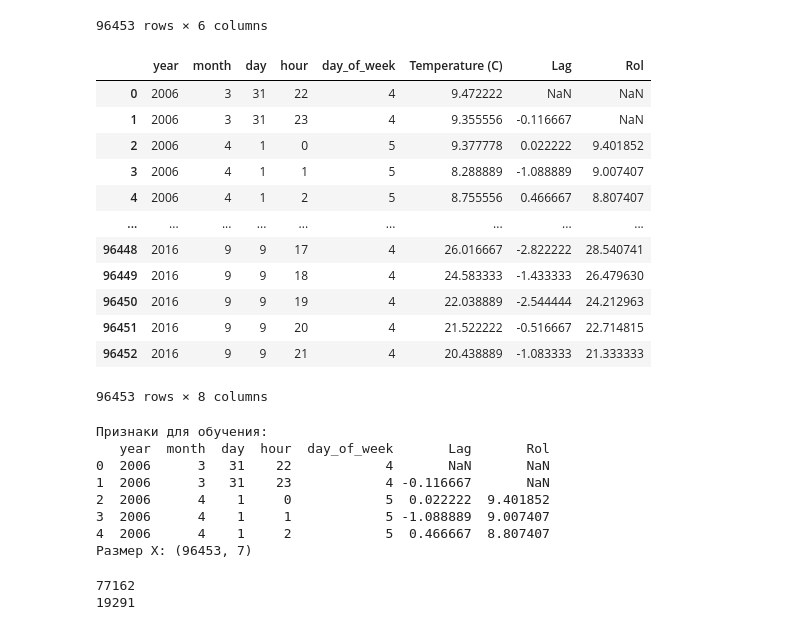
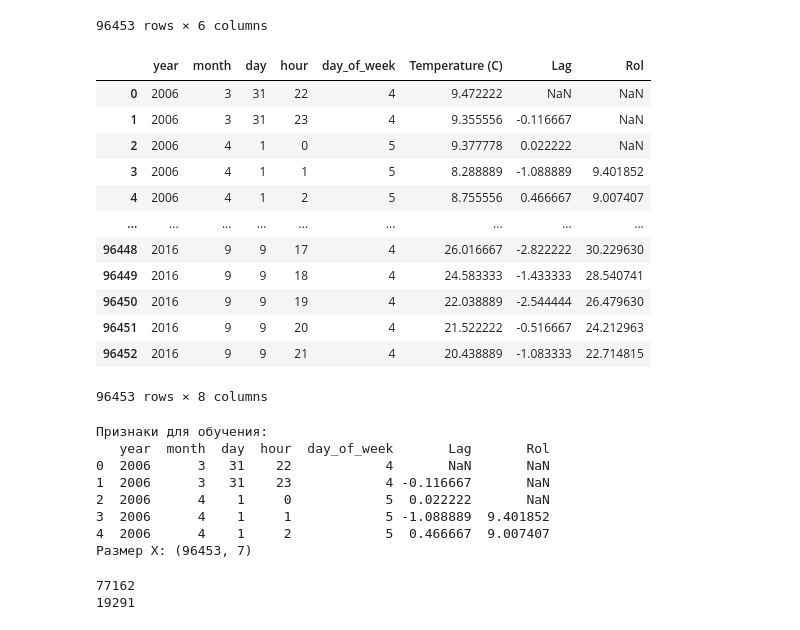
Before and after one commit to Average-Me/projects, a Jupyter notebook: temperature_prof/model.ipynb, the cells around one changed output. Drawn from its saved outputs; the diff is of its cells as text; code cells hidden in the pictures.

```diff
--- a/temperature_prof/model.ipynb
+++ b/temperature_prof/model.ipynb
@@ -35,22 +35,22 @@ Drive already mounted at /content/drive; to attempt to forcibly remount, call dr
 # %%
 #добавляем lag
 df2 = df.copy()
 df2['Lag'] = df2['Temperature (C)'].diff(periods = 1)
-df2['Rol'] = df2['Temperature (C)'].rolling(window = 3).mean()
+df2['Rol'] = df2['Temperature (C)'].shift(1).rolling(window = 3).mean()
 df2
 # %% [output]
 |  | year | month | day | hour | day_of_week | Temperature (C) | Lag | Rol |
 | 0 | 2006 | 3 | 31 | 22 | 4 | 9.472222 | NaN | NaN |
 | 1 | 2006 | 3 | 31 | 23 | 4 | 9.355556 | -0.116667 | NaN |
-| 2 | 2006 | 4 | 1 | 0 | 5 | 9.377778 | 0.022222 | 9.401852 |
-| 3 | 2006 | 4 | 1 | 1 | 5 | 8.288889 | -1.088889 | 9.007407 |
-| 4 | 2006 | 4 | 1 | 2 | 5 | 8.755556 | 0.466667 | 8.807407 |
+| 2 | 2006 | 4 | 1 | 0 | 5 | 9.377778 | 0.022222 | NaN |
+| 3 | 2006 | 4 | 1 | 1 | 5 | 8.288889 | -1.088889 | 9.401852 |
+| 4 | 2006 | 4 | 1 | 2 | 5 | 8.755556 | 0.466667 | 9.007407 |
 | ... | ... | ... | ... | ... | ... | ... | ... | ... |
-| 96448 | 2016 | 9 | 9 | 17 | 4 | 26.016667 | -2.822222 | 28.540741 |
-| 96449 | 2016 | 9 | 9 | 18 | 4 | 24.583333 | -1.433333 | 26.479630 |
-| 96450 | 2016 | 9 | 9 | 19 | 4 | 22.038889 | -2.544444 | 24.212963 |
-| 96451 | 2016 | 9 | 9 | 20 | 4 | 21.522222 | -0.516667 | 22.714815 |
-| 96452 | 2016 | 9 | 9 | 21 | 4 | 20.438889 | -1.083333 | 21.333333 |
+| 96448 | 2016 | 9 | 9 | 17 | 4 | 26.016667 | -2.822222 | 30.229630 |
+| 96449 | 2016 | 9 | 9 | 18 | 4 | 24.583333 | -1.433333 | 28.540741 |
+| 96450 | 2016 | 9 | 9 | 19 | 4 | 22.038889 | -2.544444 | 26.479630 |
+| 96451 | 2016 | 9 | 9 | 20 | 4 | 21.522222 | -0.516667 | 24.212963 |
+| 96452 | 2016 | 9 | 9 | 21 | 4 | 20.438889 | -1.083333 | 22.714815 |
 96453 rows × 8 columns
 # %%
 #добавляем lag, слишком долго считает(30с)
@@ -73,9 +73,9 @@ print(f"Размер X: {X.shape}")
    year  month  day  hour  day_of_week       Lag       Rol
 0  2006      3   31    22            4       NaN       NaN
 1  2006      3   31    23            4 -0.116667       NaN
-2  2006      4    1     0            5  0.022222  9.401852
-3  2006      4    1     1            5 -1.088889  9.007407
-4  2006      4    1     2            5  0.466667  8.807407
+2  2006      4    1     0            5  0.022222       NaN
+3  2006      4    1     1            5 -1.088889  9.401852
+4  2006      4    1     2            5  0.466667  9.007407
 Размер X: (96453, 7)
 # %%
 train_size = int(len(df2)*0.8)
```
Also changed, not shown: parts of 5 cells of this notebook.
